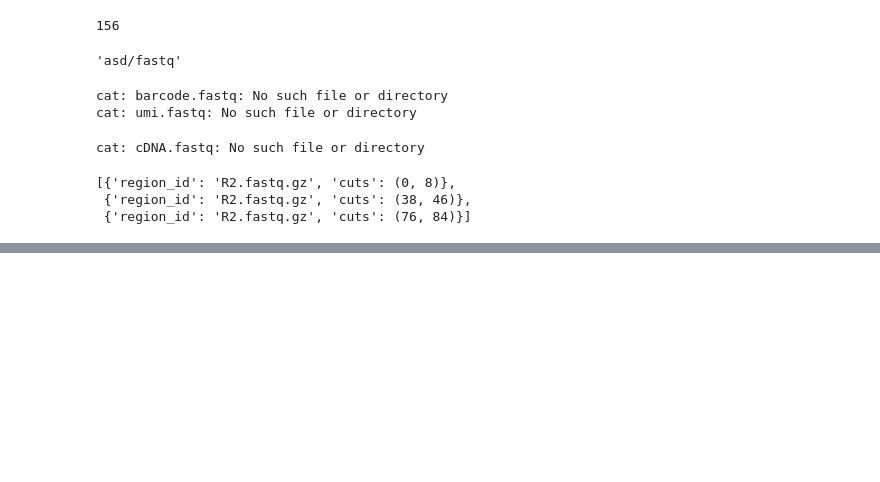
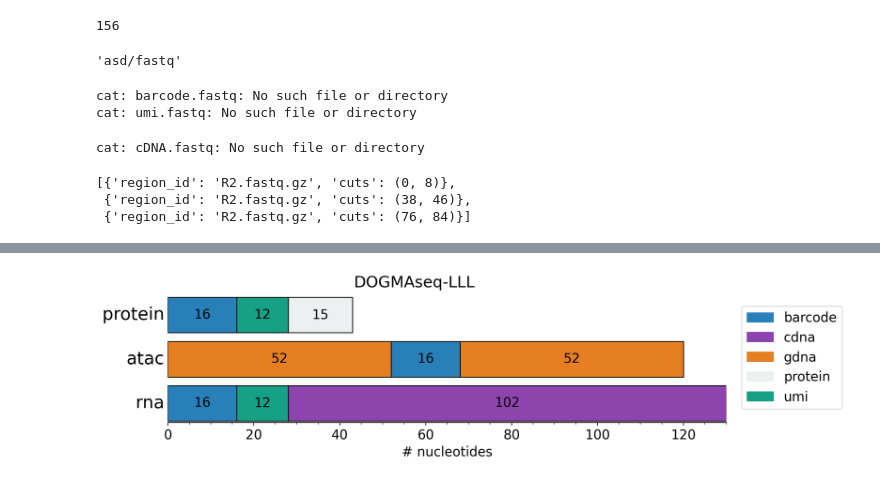
Before and after one commit to pachterlab/seqspec, a Jupyter notebook: examples/seqspec-dev.ipynb, the cells around one changed output, grey strips where cells are left out. Cells and saved outputs as stored; diff of their text form; code cells hidden in the pictures; blank space fills up the shorter version.

Commit message:
setting up seqspec print functionality

```diff
--- a/examples/seqspec-dev.ipynb
+++ b/examples/seqspec-dev.ipynb
@@ -164,8 +173,8 @@ from seqspec.seqspec_index import run_index
 from seqspec.seqspec_find import run_find
 import os
 # %%
-specA = load_spec("seqspec/assays/10x-RNA-v3/spec.yaml")
-specB = load_spec("seqspec/assays/SPLiT-seq/spec.yaml")
+specA = load_spec("seqspec/specs/10x-RNA-v3/spec.yaml")
+specB = load_spec("seqspec/specs/SPLiT-seq/spec.yaml")
 
 # modality
 mA = "RNA"
@@ -319,0 +371,14 @@ defaultdict(list,
+# %%
+spec = load_spec("seqspec/specs/dogmaseq-lll/spec.yaml")
+
+# modality
+modalities = spec.list_modalities()
+modes = [spec.get_modality(m) for m in modalities]
+lengths = [i.min_len for i in modes]
+nmodes = len(modalities)
+# %%
+# sort the modalities by their lengths
+asort = np.argsort(lengths)
+modalities = np.array(modalities)[asort].tolist()
+lengths = np.array(lengths)[asort].tolist()
+modes = np.array(modes)[asort].tolist()
@@ -319,0 +388,52 @@ defaultdict(list,
+# %%
+fig, axs = plt.subplots(figsize=(10,1*nmodes), nrows=nmodes, constrained_layout=True)
+fig.suptitle("DOGMAseq-LLL")
+rts = []
+for m,ax in zip(modes,axs):
+  leaves = m.get_leaves()
+  # Draw the leaf nodes as rectangles
+  y = 0
+  x = 0
+  height = 1
+
+  for idx, node in enumerate(leaves):
+    rtype = node.region_type.lower()
+    rts.append(rtype)
+    length = node.min_len
+    label = f"{node.region_id} ({length}bp) "
+    label = f"{length}"
+    rectangle = Rectangle((x, y), length, height, color=colors[rtype], ec='black')
+    # ax.text(x + length/2, y, label, horizontalalignment='center', verticalalignment='top', rotation=90)
+    ax.text(x + length/2, y + height/2, label, horizontalalignment='center', verticalalignment='center')#, rotation=90)
+    ax.add_patch(rectangle)
+    x += length
+
+  ax.autoscale()
+  ax.set(**{
+      "xlim": (0,max(lengths))
+  })
+  # ax.set_axis_off()
+  ax.spines[['right', 'top', 'left', 'bottom']].set_visible(False)
+  # Hide the axis
+  ax.xaxis.set_visible(False)
+  ax.set_yticklabels([])
+  ax.set_yticks([])
+  ax.set_ylabel(m.region_type, rotation=0, fontsize=20, ha="right", va="center")
+
+ax.xaxis.set_visible(True)
+ax.spines[['bottom']].set_visible(True)
+
+
+ax.set(**{
+    "xlabel": "# nucleotides",
+})
+handles = []
+for t in sorted(set(rts)):
+  handles.append(mpatches.Patch(color=colors[t], label=t))
+fig.legend(handles=handles, loc='center', bbox_to_anchor=(1.1, 0.55))
+ax.minorticks_on()
+
+
+fig.show()
+# %% [output]
+[figure, added]
```
Also changed, not shown: parts of 16 cells of this notebook.
